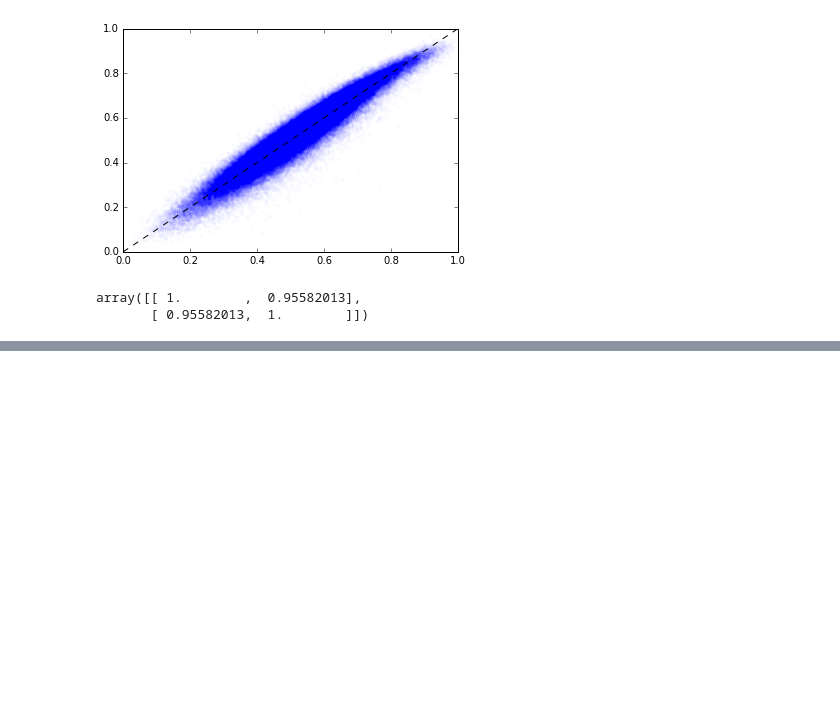
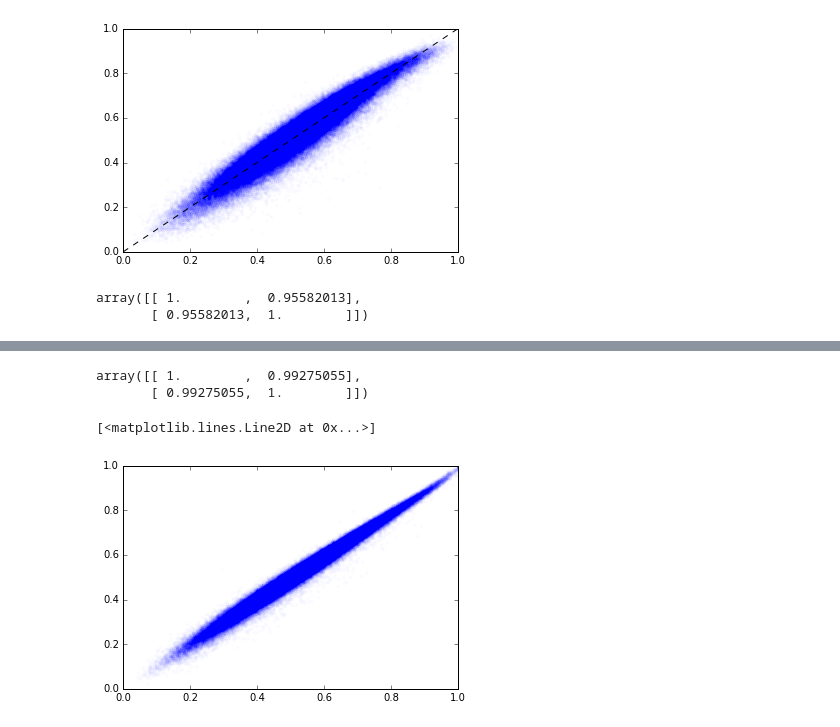
Before and after one commit to arokem/dki-accuracy-reliability, a Jupyter notebook: dki-dti.ipynb, the cells around one changed output, grey strips where cells are left out. Drawn from its saved outputs; the diff is of its cells as text; code cells hidden in the pictures; blank space fills up the shorter version.

Commit message:
Adding results, a few more plots. boom

```diff
--- a/dki-dti.ipynb
+++ b/dki-dti.ipynb
@@ -129,2 +138,10 @@ np.corrcoef(dki_fit1000_2000.fa[wm_mask], dki_fit1000_3000.fa[wm_mask])
 # %%
-np.corrcoef(dki_fit1000_2000.fa[wm_mask], dki_fit1000_3000.fa[wm_mask])
+np.corrcoef(dki_fit1000_2000.md[wm_mask], dki_fit1000_3000.md[wm_mask])
+# %% [output]
+array([[ 1.        ,  0.99275055],
+       [ 0.99275055,  1.        ]])
+# %%
+plt.plot(dki_fit1000_2000.fa[wm_mask], dki_fit1000_3000.fa[wm_mask], '.', alpha=0.01)
+# %% [output]
+[<matplotlib.lines.Line2D at 0x...>]
+[figure, added]
```
Also changed, not shown: parts of 4 cells of this notebook.
